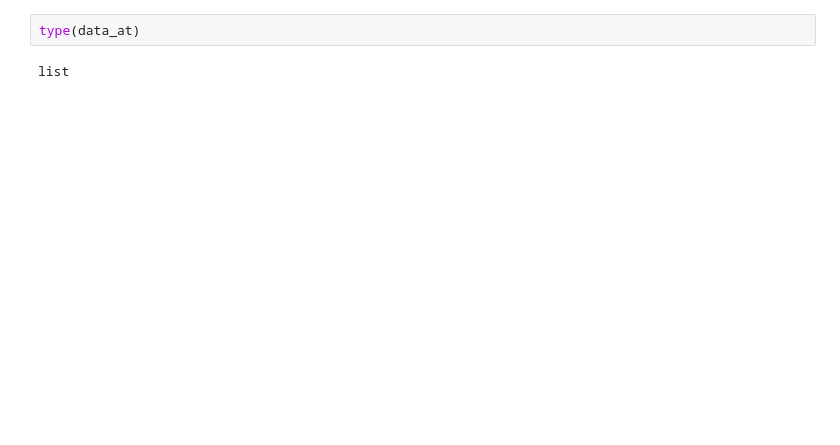
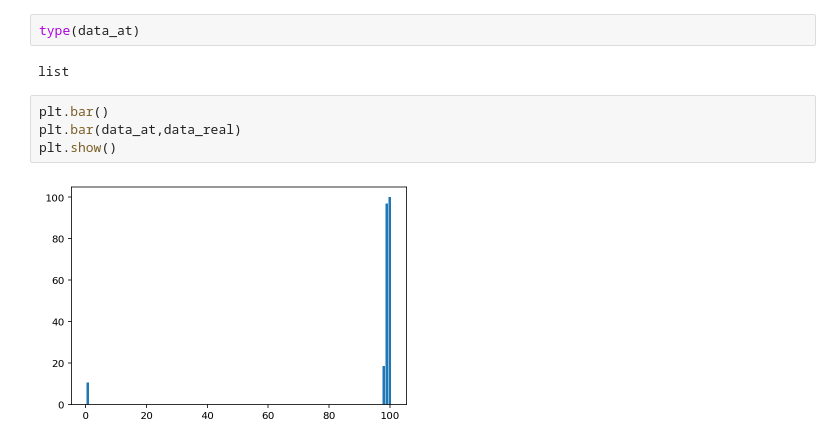
Before and after one commit to parinyad123/Anarmaly_Detection, a Jupyter notebook: anormaly.ipynb, the cells around one changed output. Saved outputs shown, nothing was run; the diff lists cells and outputs as text; blank space fills up the shorter version.

```diff
--- a/anormaly.ipynb
+++ b/anormaly.ipynb
@@ -175,3 +195,9 @@ list
 type(data_at)
 # %% [output]
 list
+# %%
+plt.bar()
+plt.bar(data_at,data_real)
+plt.show()
+# %% [output]
+[figure, added]
```
Also changed, not shown: parts of 15 cells of this notebook.
